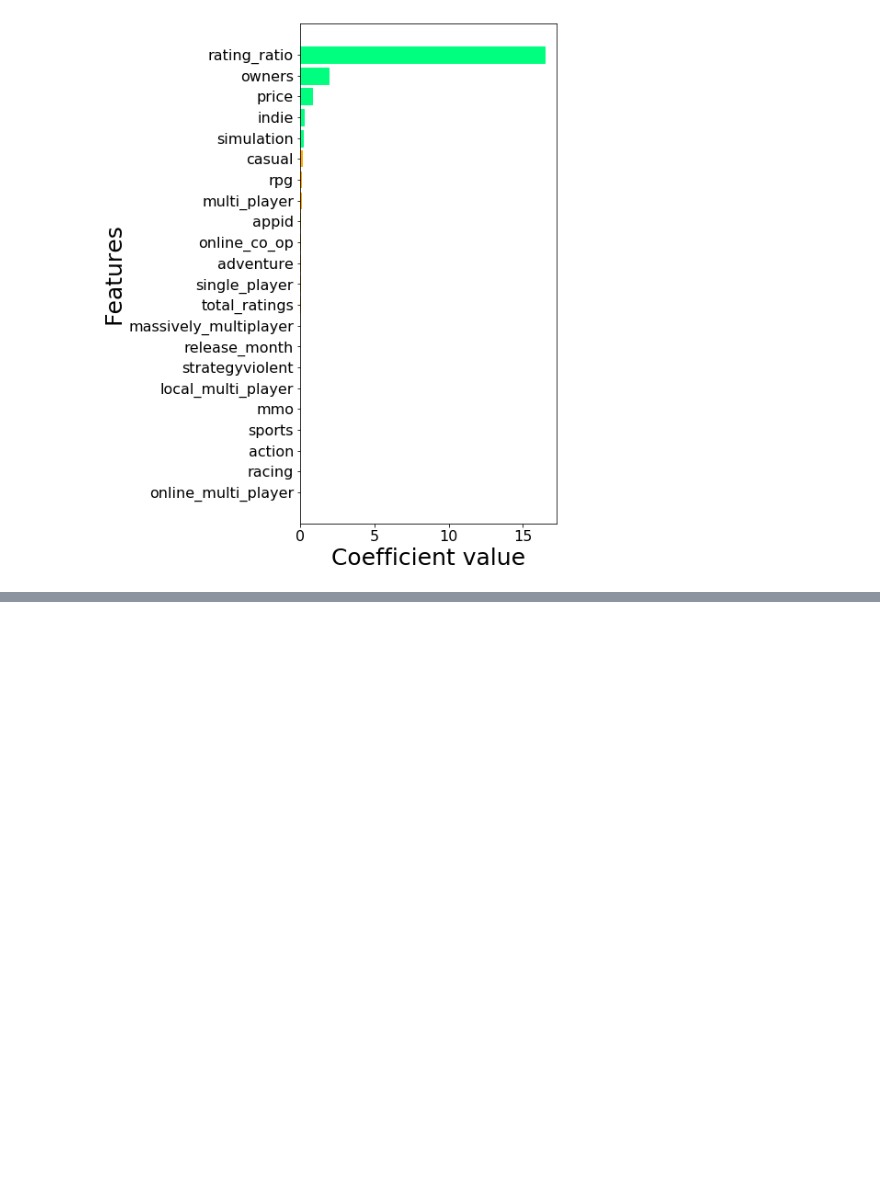
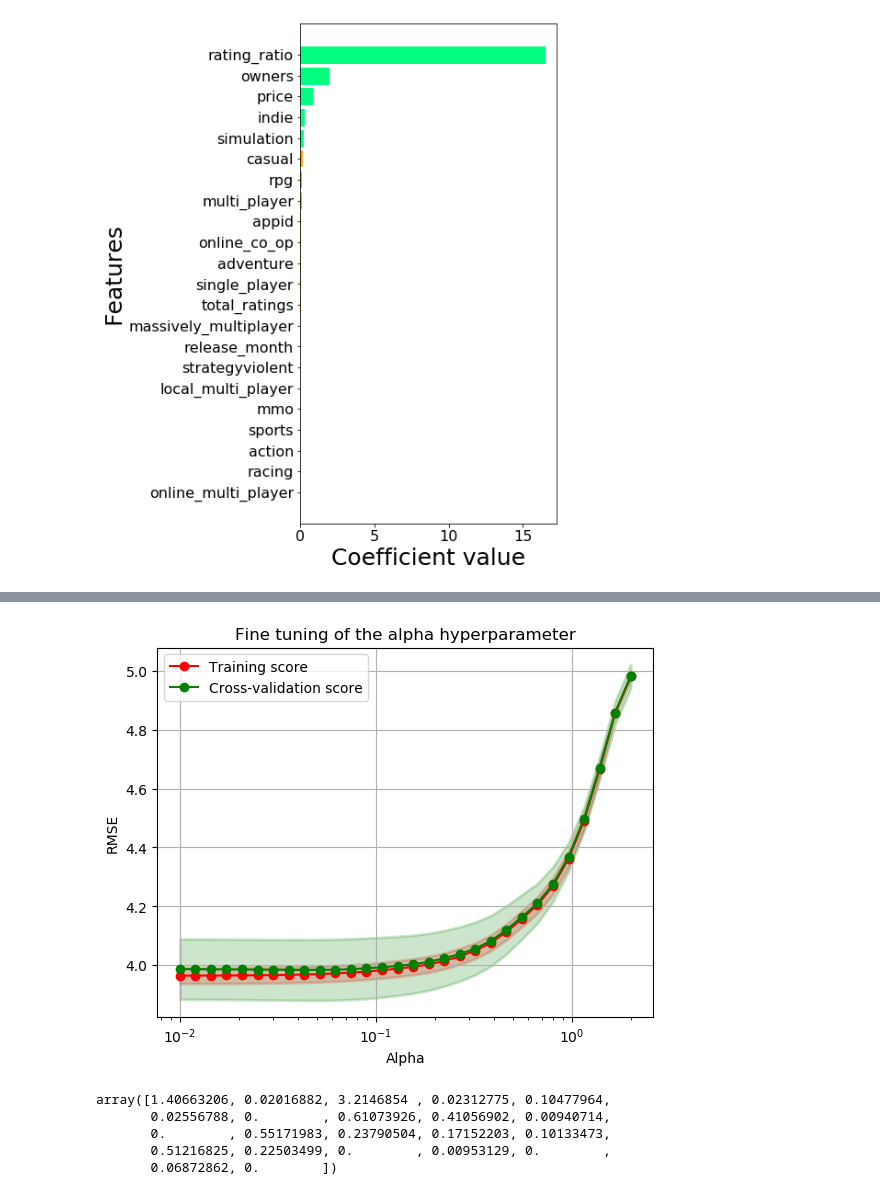
Before and after one commit to mikehdr/ntds_2019_team21, a Jupyter notebook: 4-exploration.ipynb, the cells around one changed output, grey strips where cells are left out. Cells and saved outputs as stored; diff of their text form; code cells hidden in the pictures; blank space fills up the shorter version.

```diff
--- a/4-exploration.ipynb
+++ b/4-exploration.ipynb
@@ -497,0 +508,24 @@ plt.show()
+# %%
+alpha_range_fine = np.logspace(-2, 0.3, 30)
+
+train_scores_val_l, cv_scores_val_l = validation_curve(lasso_pipeline, X_train, y_train['economic_success'], param_name="lasso__alpha",
+                                                       param_range=alpha_range_fine, cv=5, scoring=MSE,n_jobs = -1)
+plot_validation_curve(np.sqrt(train_scores_val_l), np.sqrt(cv_scores_val_l), alpha_range_fine,
+                      'log', 'Fine tuning of the alpha hyperparameter', 'RMSE', 'Alpha')
+# %% [output]
+[figure, added]
+# %%
+optimal_alpha_l = alpha_range_fine[cv_scores_val_l.mean(axis=1).argmin()]
+lasso_pipeline.set_params(lasso__alpha = optimal_alpha_l)
+
+lasso_pipeline.fit(X_train,y_train['economic_success'])
+lasso_predict = lasso_pipeline.predict(X_test)
+
+lasso_regr_economic_success = np.abs(lasso_pipeline.named_steps['lasso'].coef_.copy())
+lasso_regr_economic_success
+# %% [output]
+array([1.40663206, 0.02016882, 3.2146854 , 0.02312775, 0.10477964,
+       0.02556788, 0.        , 0.61073926, 0.41056902, 0.00940714,
+       0.        , 0.55171983, 0.23790504, 0.17152203, 0.10133473,
+       0.51216825, 0.22503499, 0.        , 0.00953129, 0.        ,
+       0.06872862, 0.        ])
```
Also changed, not shown: parts of 10 cells of this notebook.
